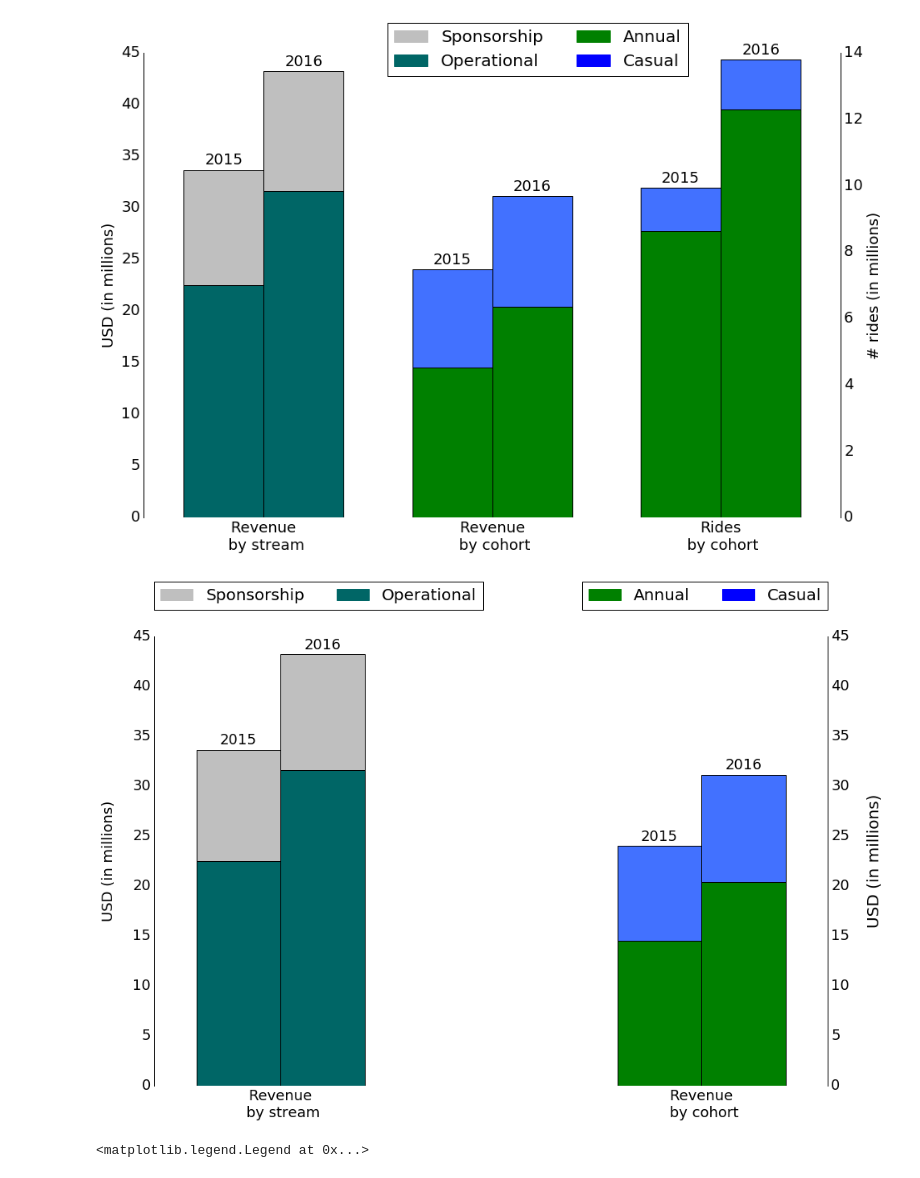
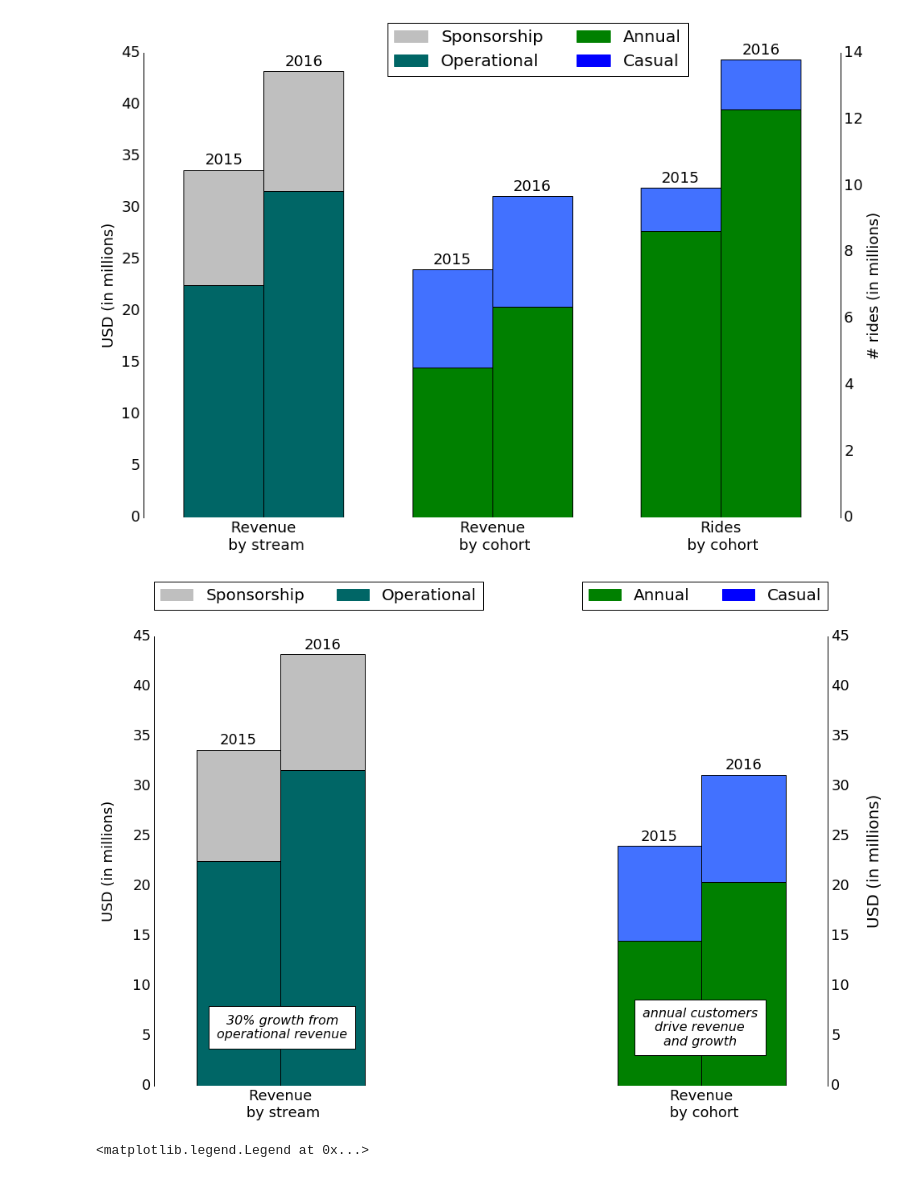
Before and after one commit to cleipski/Citibike, a Jupyter notebook: citibike_01.ipynb, the cells around one changed output. Saved outputs shown, nothing was run; the diff lists cells and outputs as text; code cells hidden in the pictures.

```diff
--- a/citibike_01.ipynb
+++ b/citibike_01.ipynb
@@ -809,34 +809,48 @@ for tick in ax.yaxis.get_major_ticks():
     tick.label2On = True
 
 ax.text(1.07, 0.5, 'USD (in millions)',
         horizontalalignment='center',
         verticalalignment='center',
         rotation=90,
         transform=ax.transAxes,fontsize=20)
 
 
 # Two legends
 # http://stackoverflow.com/questions/12761806/matplotlib-2-different-legends-on-same-graph
 legend1 = plt.legend(handles=[grey_patch,greyblue_patch],
                      bbox_to_anchor=(0., 1.06, 1., .102),
                      loc=3,
                      borderaxespad=0.,
                      prop={'size': 20},
                      ncol=2)
 
 plt.legend(handles=[green_patch,blue_patch],
            bbox_to_anchor=(0., 1.02, 1., .102),
            loc=1,
            borderaxespad=0.,
            prop={'size': 20},
            ncol=2)
 
 
 plt.gca().add_artist(legend1)
 
+ax.text(0.19, 0.13, '30% growth from\noperational revenue', style='italic',
+        horizontalalignment='center', verticalalignment='center',
+        bbox={'facecolor':'white', 'alpha':1., 'pad':10},
+        transform=ax.transAxes,fontsize=16)
+
+ax.text(0.81, 0.13, 'annual customers\ndrive revenue\nand growth', style='italic',
+        horizontalalignment='center', verticalalignment='center',
+        bbox={'facecolor':'white', 'alpha':1., 'pad':10},
+        transform=ax.transAxes,fontsize=16)
+
+
+
+
 plt.savefig(os.path.join(data_dir,'plots','revenue_2015_2016.pdf'), bbox_inches='tight')
+plt.savefig(os.path.join(data_dir,'plots','revenue_2015_2016.png'), bbox_inches='tight')
 # %% [output]
-[figure, old version]
+[figure, new version]
 # %%
 # Try the same plot with black background
 
```
Also changed, not shown: parts of 1 cell of this notebook, 2 other files.
